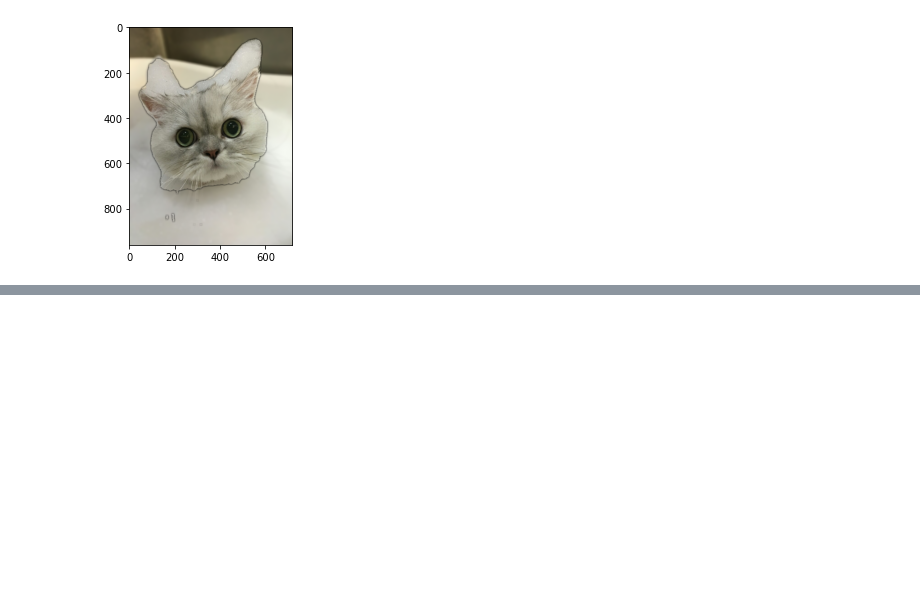
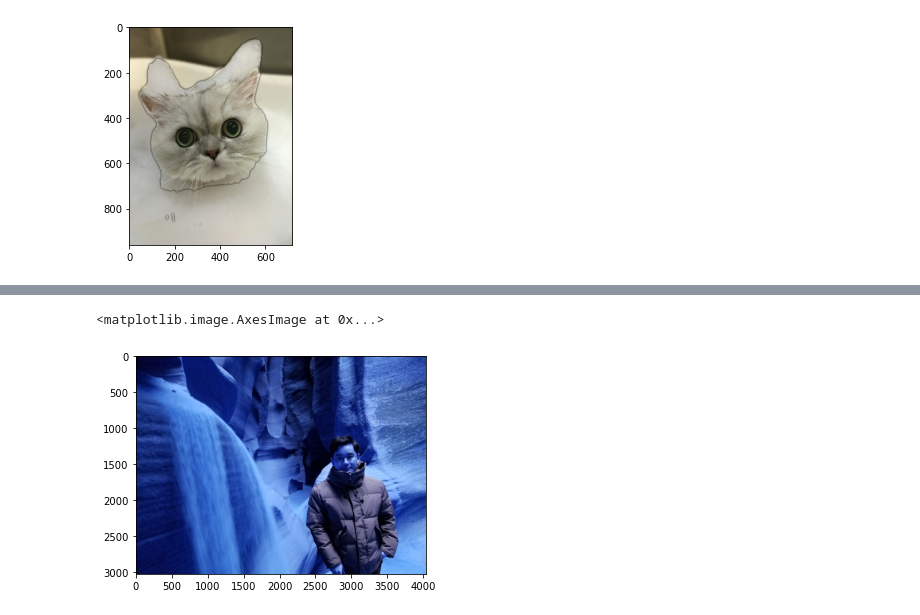
Before and after one commit to jongspark91/AIFFEL, a Jupyter notebook: Exploration_10/human_segmentation.ipynb, the cells around one changed output, grey strips where cells are left out. Drawn from its saved outputs; the diff is of its cells as text; code cells hidden in the pictures; blank space fills up the shorter version.

```diff
--- a/Exploration_10/human_segmentation.ipynb
+++ b/Exploration_10/human_segmentation.ipynb
@@ -321,0 +337,5 @@ plt.show()
+# %%
+import os
+img_path = os.getenv('HOME')+'/aiffel/human_segmentation/images/my_image.jpg'  # 본인이 선택한 이미지의 경로에 맞게 바꿔 주세요.
+img_orig = cv2.imread(img_path)
+print (img_orig.shape)
@@ -321,0 +465,5 @@ plt.show()
+# %%
+plt.imshow(img_orig)
+# %% [output]
+<matplotlib.image.AxesImage at 0x...>
+[figure, added]
```
Also changed, not shown: parts of 39 cells of this notebook, 2 other files.
